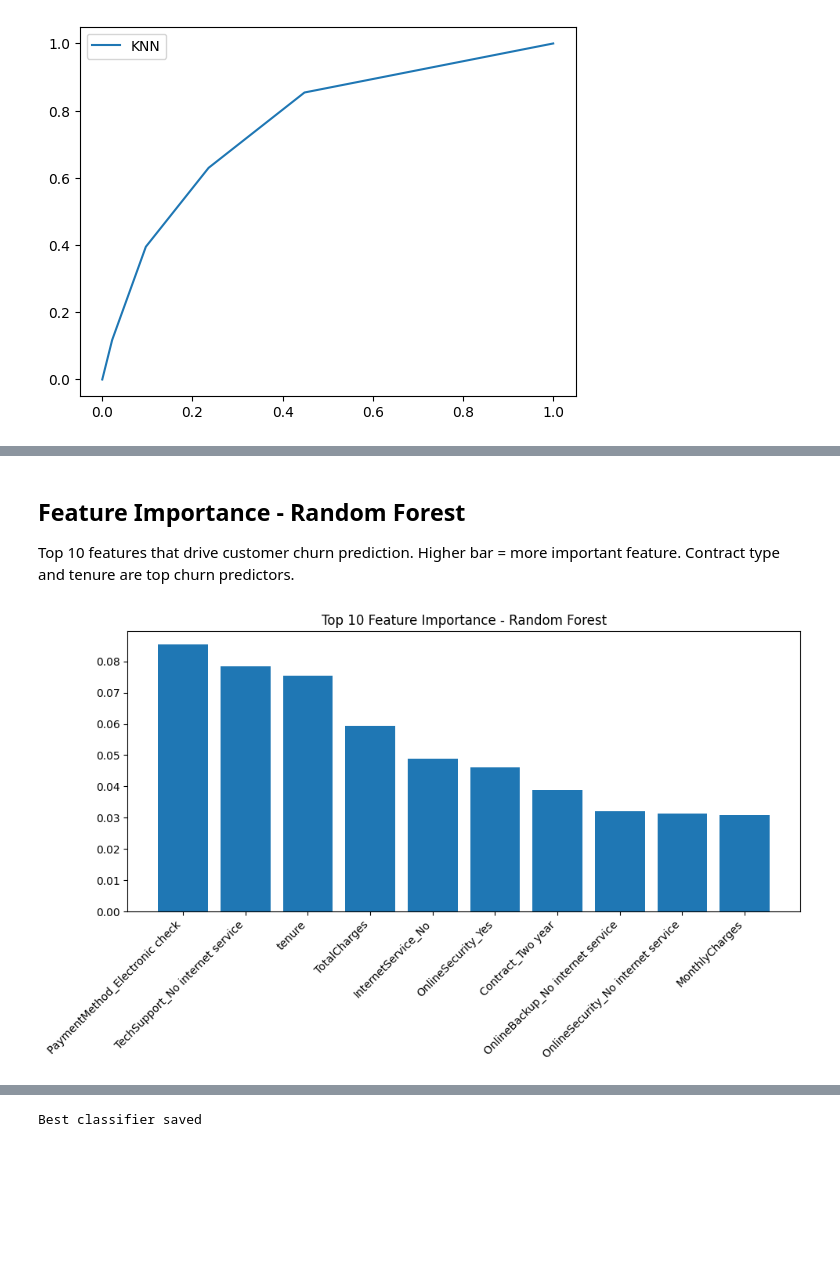
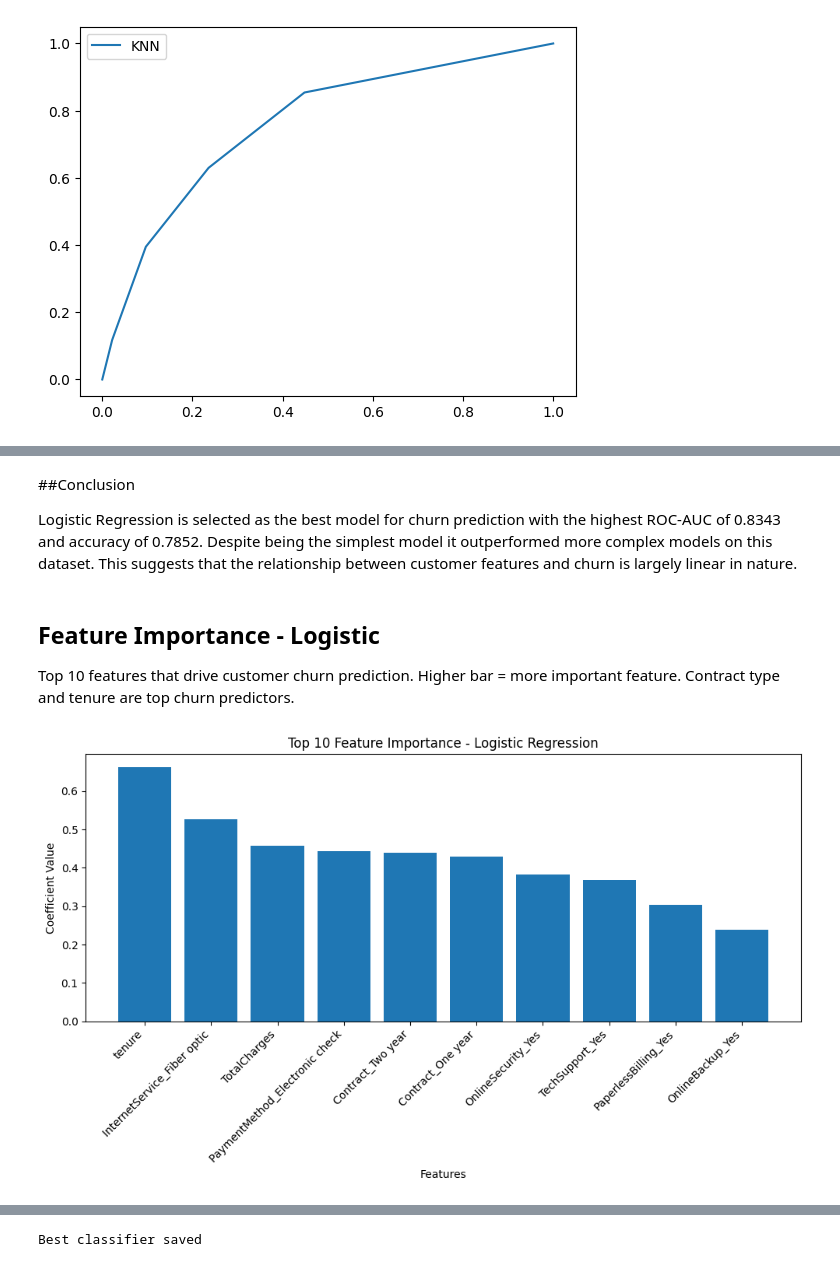
Before and after one commit to pradeepkumar2427/teleconnect-ml-assignment, a Jupyter notebook: notebooks/03_Classification.ipynb, the cells around one changed output, grey strips where cells are left out. Drawn from its saved outputs; the diff is of its cells as text; code cells hidden in the pictures; blank space fills up the shorter version.

```diff
--- a/notebooks/03_Classification.ipynb
+++ b/notebooks/03_Classification.ipynb
@@ -443,27 +483,36 @@ plt.show()
+# %% [markdown]
+##Conclusion
+
+Logistic Regression is selected as the best model for churn prediction with the highest ROC-AUC of 0.8343 and accuracy of 0.7852. Despite being the simplest model it outperformed more complex models on this dataset. This suggests that the relationship between customer features and churn is largely linear in nature.
 # %% [markdown]
-## Feature Importance - Random Forest
+## Feature Importance - Logistic
 Top 10 features that drive customer churn prediction.
 Higher bar = more important feature.
 Contract type and tenure are top churn predictors.
 # %%
 import numpy as np
+import matplotlib.pyplot as plt
 
-feature_names = list(pd.get_dummies(
-    df.drop("Churn", axis=1), drop_first=True).columns)
 
-importances = rf_model.feature_importances_
-indices = np.argsort(importances)[::-1][:10]
+X_temp = df.drop("Churn", axis=1)
+X_temp = pd.get_dummies(X_temp, drop_first=True)
+feature_names = np.array(list(X_temp.columns))
+
+coefficients = np.array(abs(lr_model.coef_[0]))
+indices = np.argsort(coefficients)[::-1][:10]
 
 plt.figure(figsize=(10, 6))
-plt.bar(range(10), importances[indices])
+plt.bar(range(10), coefficients[indices])
 plt.xticks(range(10),
-           [feature_names[i] for i in indices],
+           feature_names[indices],
            rotation=45, ha='right')
-plt.title("Top 10 Feature Importance - Random Forest")
+plt.xlabel("Features")
+plt.ylabel("Coefficient Value")
+plt.title("Top 10 Feature Importance - Logistic Regression")
 plt.tight_layout()
 plt.show()
 # %% [output]
-[figure, old version]
+[figure, new version]
 # %% [markdown]
 ## Business Insight from Feature Importance
 1. Contract type is most important - month to month customers churn more
```
Also changed, not shown: parts of 11 cells of this notebook.
